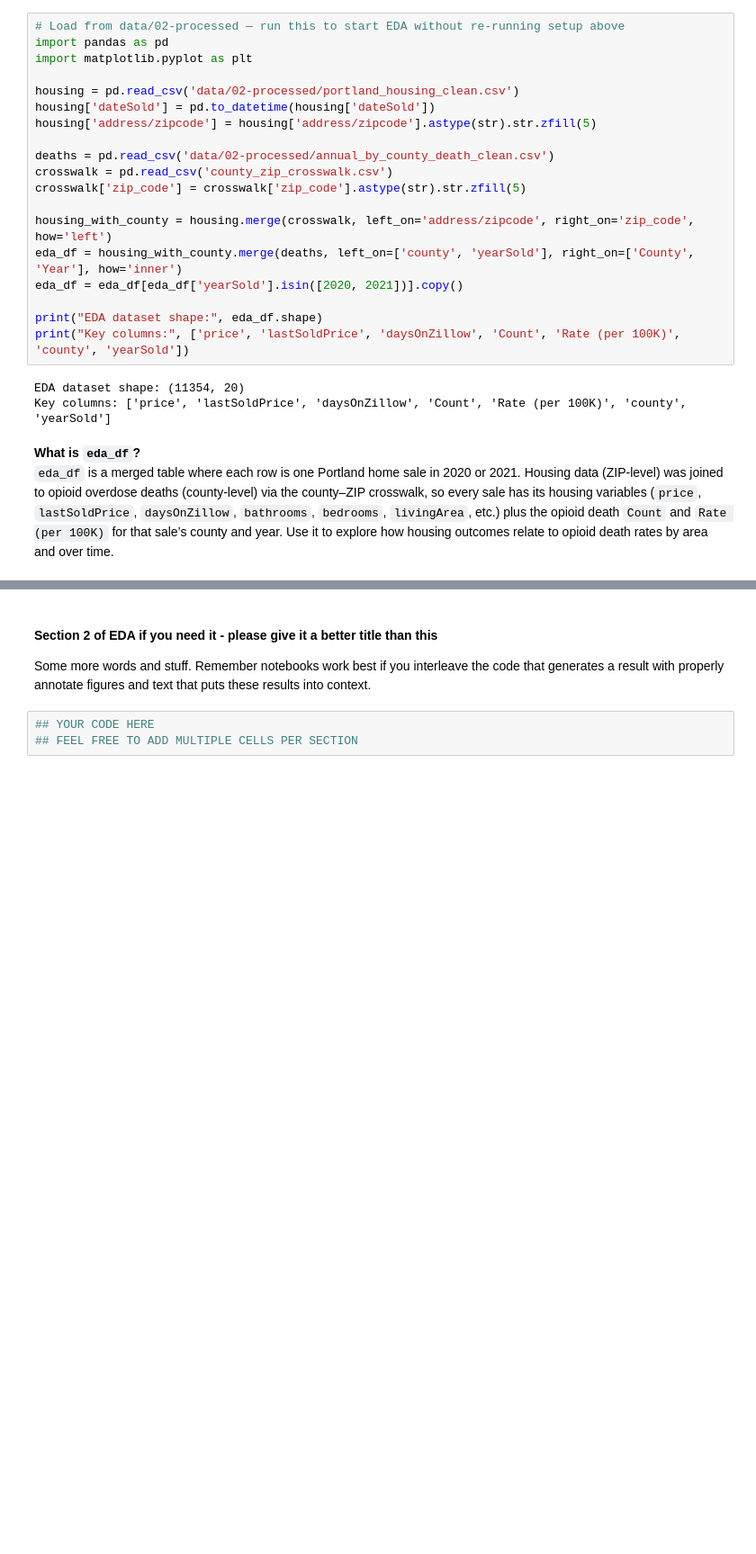
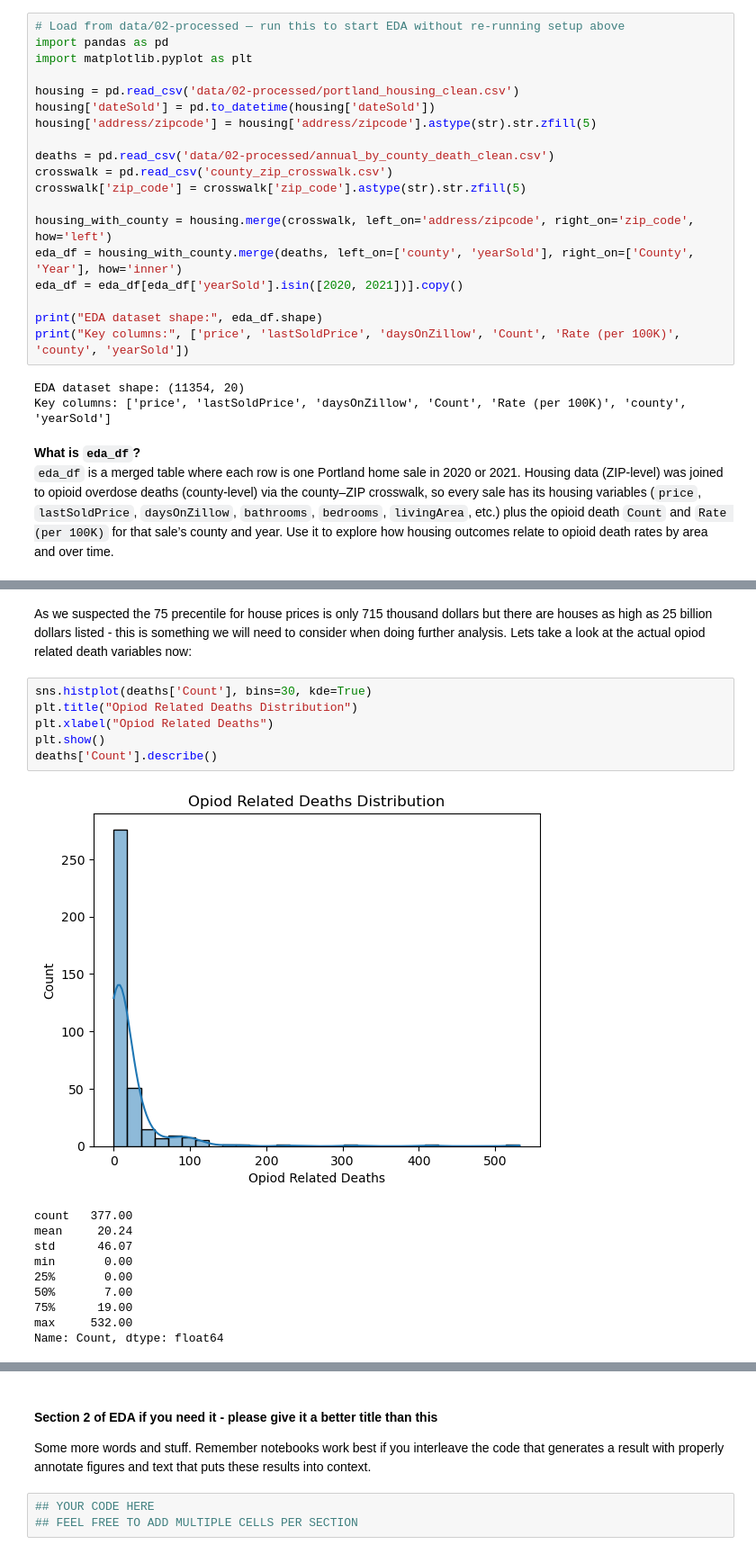
Before and after one commit to COGS108/Group008_WI26, a Jupyter notebook: 02-EDACheckpoint.ipynb, the cells around one changed output, grey strips where cells are left out. Shown at 90% size. Cells and saved outputs as stored; diff of their text form; blank space fills up the shorter version.

```diff
--- a/02-EDACheckpoint.ipynb
+++ b/02-EDACheckpoint.ipynb
@@ -225,0 +261,19 @@ Some more words and stuff.  Remember notebooks work best if you interleave the c
+# %% [markdown]
+As we suspected the 75 precentile for house prices is only 715 thousand dollars but there are houses as high as 25 billion dollars listed - this is something we will need to consider when doing further analysis. Lets take a look at the actual opiod related death variables now:
+# %%
+sns.histplot(deaths['Count'], bins=30, kde=True)
+plt.title("Opiod Related Deaths Distribution")
+plt.xlabel("Opiod Related Deaths")
+plt.show()
+deaths['Count'].describe()
+# %% [output]
+[figure, added]
+count   377.00
+mean     20.24
+std      46.07
+min       0.00
+25%       0.00
+50%       7.00
+75%      19.00
+max     532.00
+Name: Count, dtype: float64
```
Also changed, not shown: parts of 32 cells of this notebook.
